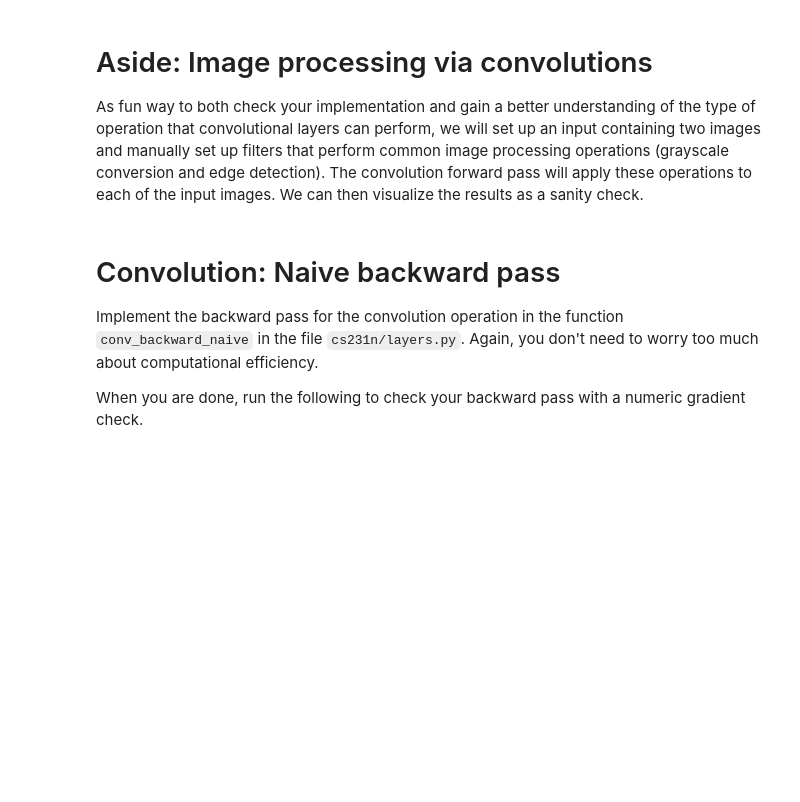
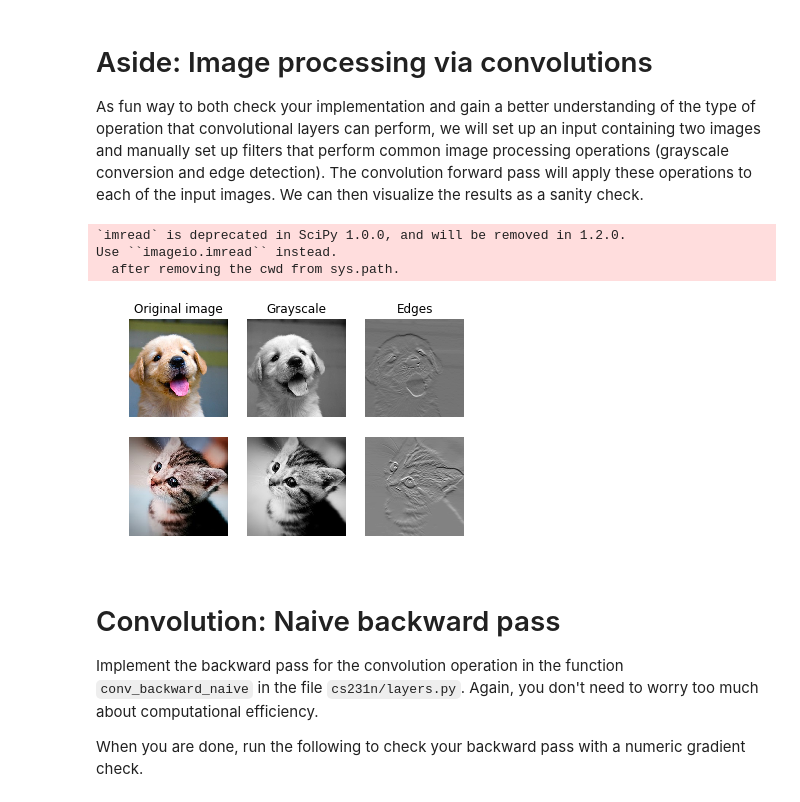
Before and after one commit to vikrambhatt1405/CS231N, a Jupyter notebook: assignment2/ConvolutionalNetworks.ipynb, the cells around one changed output. Cells and saved outputs as stored; diff of their text form; code cells hidden in the pictures; blank space fills up the shorter version.

```diff
--- a/assignment2/ConvolutionalNetworks.ipynb
+++ b/assignment2/ConvolutionalNetworks.ipynb
@@ -81,7 +80,8 @@ TypeError: unsupported operand type(s) for -: 'NoneType' and 'float'
 As fun way to both check your implementation and gain a better understanding of the type of operation that convolutional layers can perform, we will set up an input containing two images and manually set up filters that perform common image processing operations (grayscale conversion and edge detection). The convolution forward pass will apply these operations to each of the input images. We can then visualize the results as a sanity check.
 # %%
 from scipy.misc import imread, imresize
-
+from skimage.transform import resize
+# from scipy.imageio import imread
 kitten, puppy = imread('kitten.jpg'), imread('puppy.jpg')
 # kitten is wide, and puppy is already square
 d = kitten.shape[1] - kitten.shape[0]
@@ -89,8 +89,8 @@ kitten_cropped = kitten[:, d//2:-d//2, :]
 
 img_size = 200   # Make this smaller if it runs too slow
 x = np.zeros((2, 3, img_size, img_size))
-x[0, :, :, :] = imresize(puppy, (img_size, img_size)).transpose((2, 0, 1))
-x[1, :, :, :] = imresize(kitten_cropped, (img_size, img_size)).transpose((2, 0, 1))
+x[0, :, :, :] = resize(puppy, (img_size, img_size)).transpose((2, 0, 1))
+x[1, :, :, :] = resize(kitten_cropped, (img_size, img_size)).transpose((2, 0, 1))
 
 # Set up a convolutional weights holding 2 filters, each 3x3
 w = np.zeros((2, 3, 3, 3))
@@ -111,33 +111,38 @@ b = np.array([0, 128])
 
 # Compute the result of convolving each input in x with each filter in w,
 # offsetting by b, and storing the results in out.
 out, _ = conv_forward_naive(x, w, b, {'stride': 1, 'pad': 1})
 
 def imshow_noax(img, normalize=True):
     """ Tiny helper to show images as uint8 and remove axis labels """
     if normalize:
         img_max, img_min = np.max(img), np.min(img)
         img = 255.0 * (img - img_min) / (img_max - img_min)
     plt.imshow(img.astype('uint8'))
     plt.gca().axis('off')
 
 # Show the original images and the results of the conv operation
 plt.subplot(2, 3, 1)
 imshow_noax(puppy, normalize=False)
 plt.title('Original image')
 plt.subplot(2, 3, 2)
 imshow_noax(out[0, 0])
 plt.title('Grayscale')
 plt.subplot(2, 3, 3)
 imshow_noax(out[0, 1])
 plt.title('Edges')
 plt.subplot(2, 3, 4)
 imshow_noax(kitten_cropped, normalize=False)
 plt.subplot(2, 3, 5)
 imshow_noax(out[1, 0])
 plt.subplot(2, 3, 6)
 imshow_noax(out[1, 1])
 plt.show()
+# %% [output]
+`imread` is deprecated in SciPy 1.0.0, and will be removed in 1.2.0.
+Use ``imageio.imread`` instead.
+  after removing the cwd from sys.path.
+[figure, added]
 # %% [markdown]
 # Convolution: Naive backward pass
 Implement the backward pass for the convolution operation in the function `conv_backward_naive` in the file `cs231n/layers.py`. Again, you don't need to worry too much about computational efficiency.
```
Also changed, not shown: parts of 3 cells of this notebook, 3 other files.
